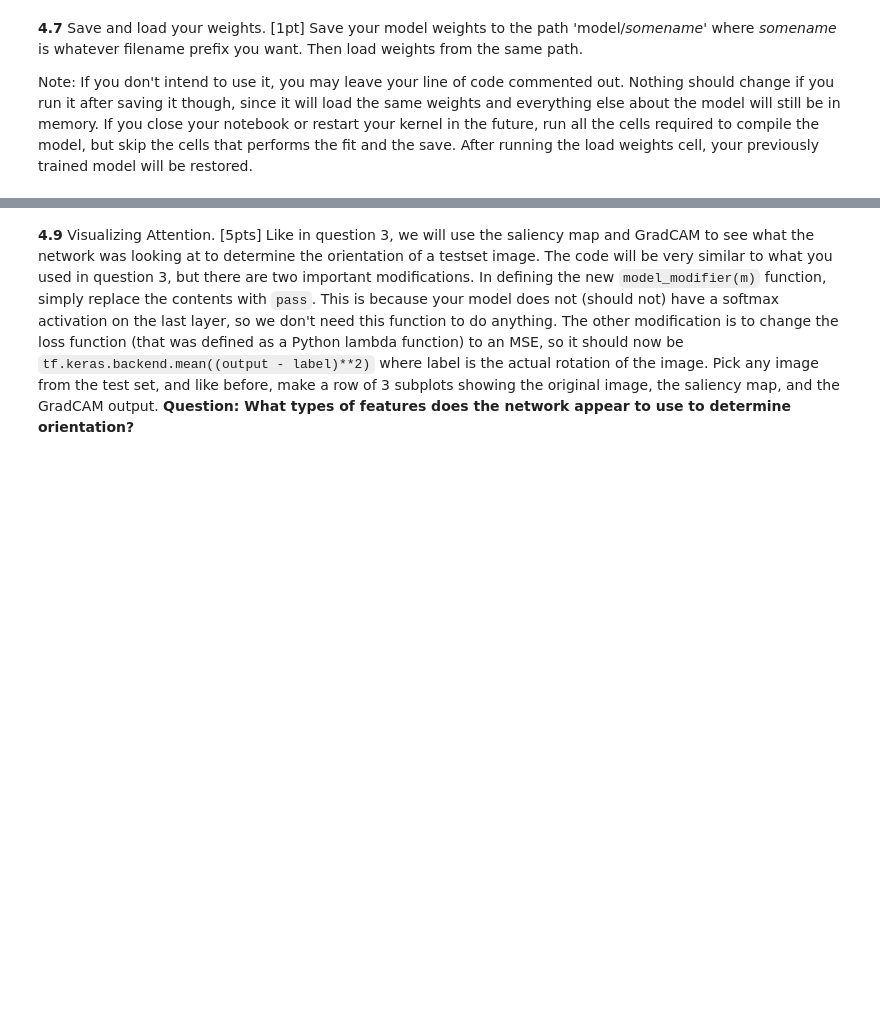
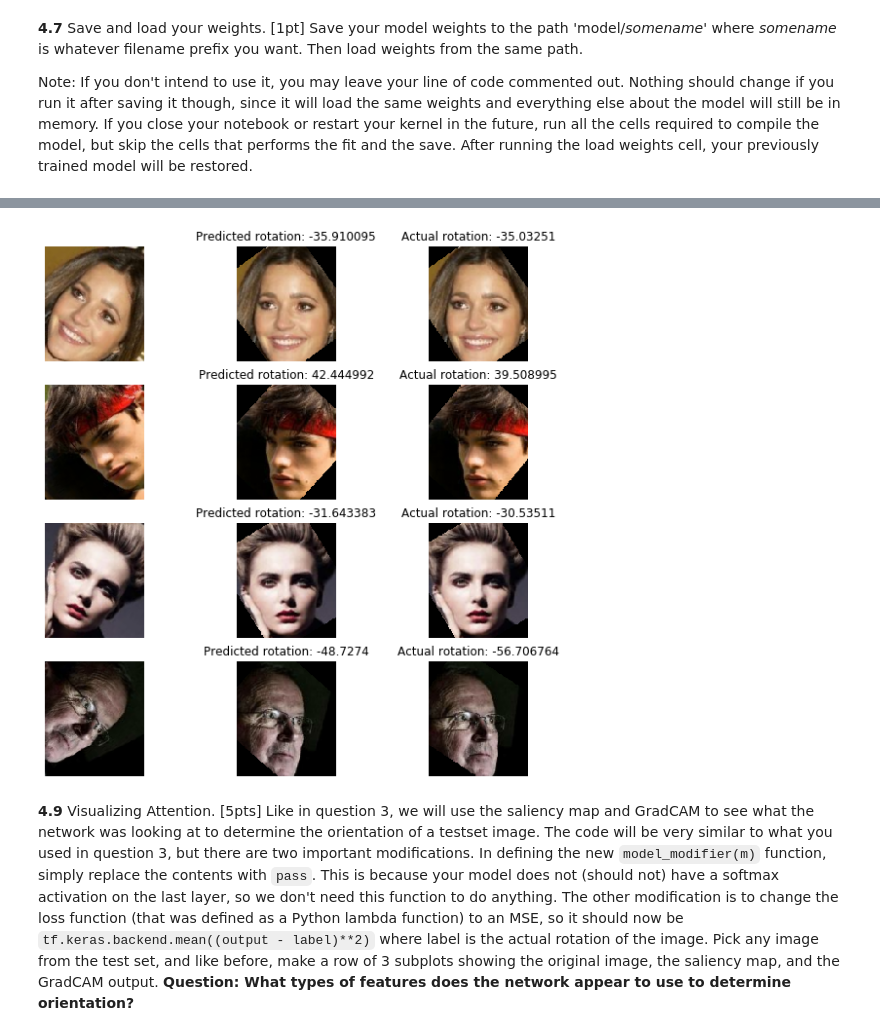
Before and after one commit to simonwarchol/2020-CS109B, a Jupyter notebook: content/homeworks/hw04/notebook/cs109b_hw4.ipynb, the cells around one changed output, grey strips where cells are left out. Drawn from its saved outputs; the diff is of its cells as text; code cells hidden in the pictures; blank space fills up the shorter version.

Commit message:
Adding rotation model

```diff
--- a/content/homeworks/hw04/notebook/cs109b_hw4.ipynb
+++ b/content/homeworks/hw04/notebook/cs109b_hw4.ipynb
@@ -1018,3 +1021,29 @@ This can be achieved using the provided function `rot_resize` to correct for the
+# %%
+# your code here
+dataset = test_rot_ds.take(4)
+iterator = dataset.make_one_shot_iterator()
+fig,ax = plt.subplots(4,3, figsize=(10,10))
+for i in range(4):
+    img,label = iterator.get_next()
+    actual_rotation = label.numpy()
+    ax[i,0].imshow(img)
+    y_pred = model.predict(np.reshape(img, (1,140,120,3))).flatten()[0]
+    pred_img = rot_resize(img,-1*y_pred)
+    ax[i,1].imshow(pred_img)
+    ax[i,1].set_title("Predicted rotation: "+str(y_pred))
+    act_img = rot_resize(img,-1*actual_rotation)
+    ax[i,2].imshow(act_img)
+    ax[i,2].set_title("Actual rotation: "+str(actual_rotation))
+    ax[i,0].axis('off')
+    ax[i,1].axis('off')
+    ax[i,2].axis('off')
+
+#     ax[i,1].imshow()
+
+# # print(np.shape(image_batch))
+# print(label_batch)
+# %% [output]
+[figure, added]
 # %% [markdown]
 **4.9** Visualizing Attention. [5pts] Like in question 3, we will use the saliency map and GradCAM to see what the network was looking at to determine the orientation of a testset image. The code will be very similar to what you used in question 3, but there are two important modifications. In defining the new `model_modifier(m)` function, simply replace the contents with `pass`. This is because your model does not (should not) have a softmax activation on the last layer, so we don't need this function to do anything. The other modification is to change the loss function (that was defined as a Python lambda function) to an MSE, so it should now be `tf.keras.backend.mean((output - label)**2)` where label is the actual rotation of the image. Pick any image from the test set, and like before, make a row of 3 subplots showing the original image, the saliency map, and the GradCAM output. __Question: What types of features does the network appear to use to determine orientation?__
 # %%
```
Also changed, not shown: parts of 4 cells of this notebook, 1 other file.
